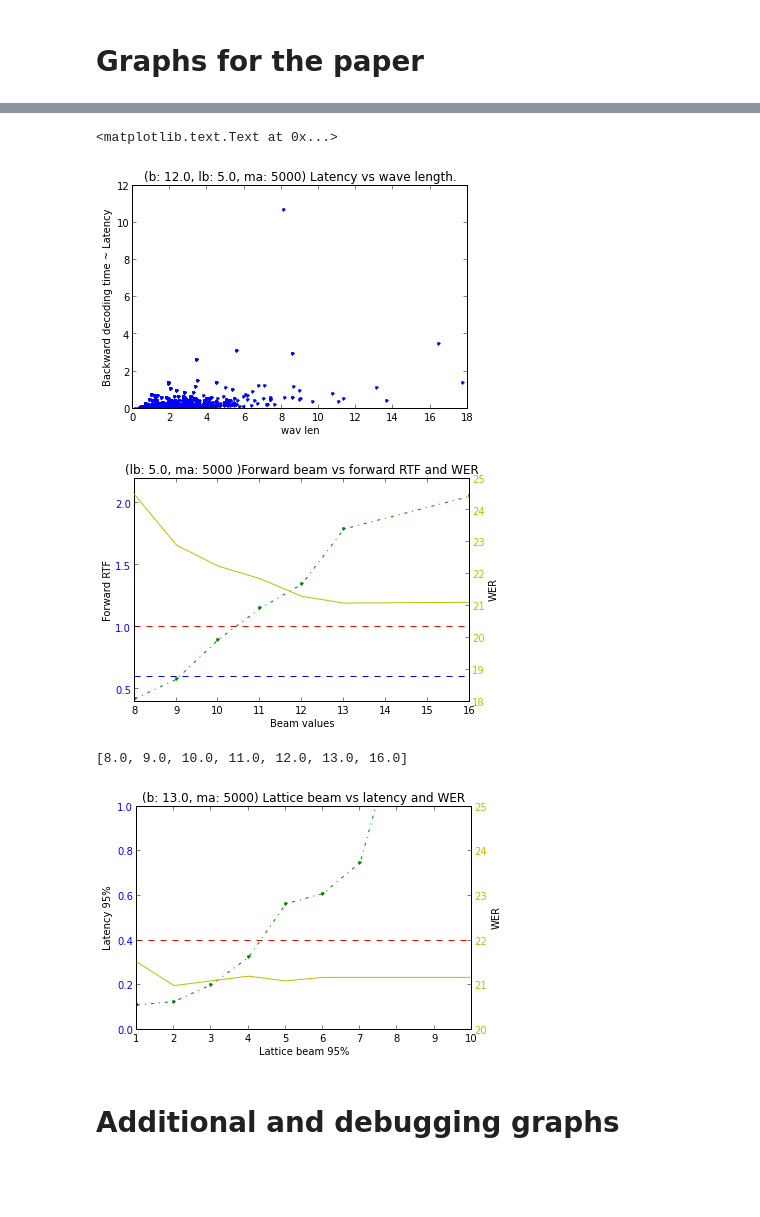
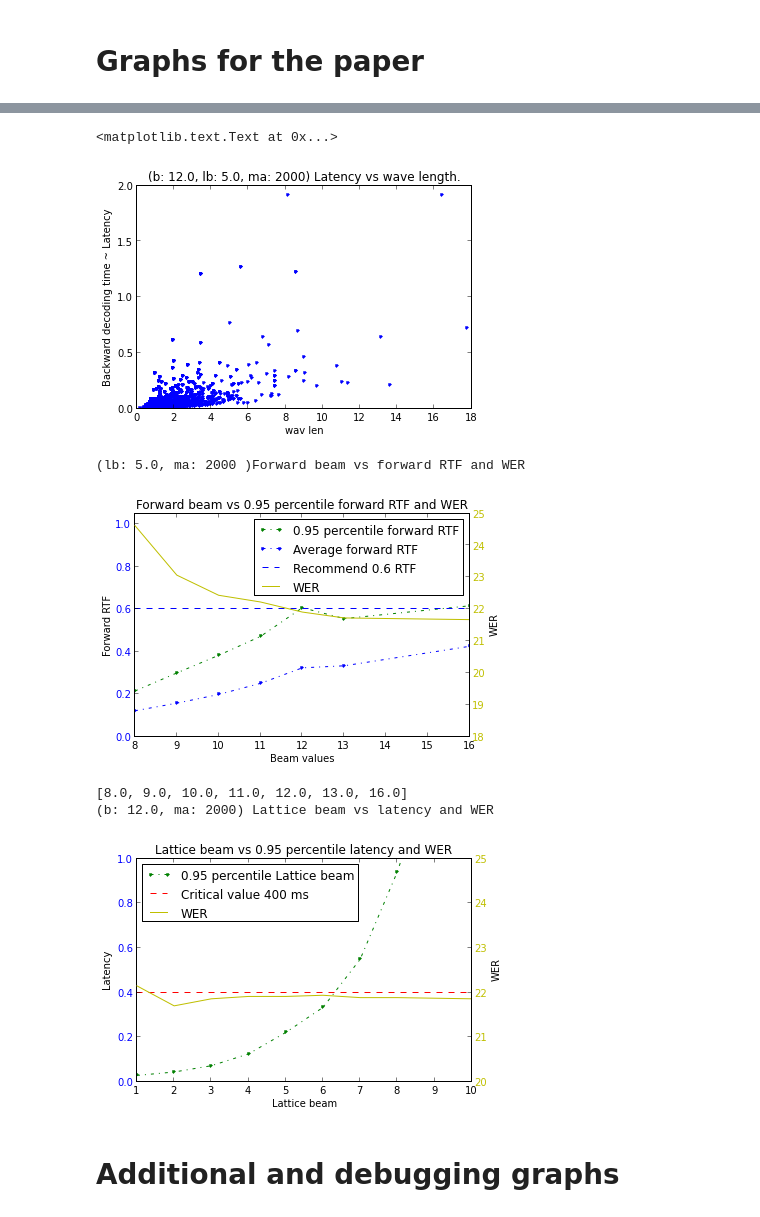
Before and after one commit to oplatek/pykaldi-eval, a Jupyter notebook: Pykaldi-evaluation.ipynb, the cells around one changed output, grey strips where cells are left out. Saved outputs shown, nothing was run; the diff lists cells and outputs as text; code cells hidden in the pictures; blank space fills up the shorter version.

```diff
--- a/Pykaldi-evaluation.ipynb
+++ b/Pykaldi-evaluation.ipynb
@@ -36,7 +36,8 @@ UserRecord = namedtuple('UserRecord',
 
 
 # with open('./all_5931_few_test_30_new_kaldi.pickle.log', 'r') as r:
-with open('./1635.ma5000_wer30.pickle.log', 'r') as r:
+# with open('./1635.ma5000_wer30.pickle.log', 'r') as r:
+with open('./1635.maALL_wer30.pickle.log', 'r') as r:
     sys_time_r = pickle.load(r)
     user_time_r = pickle.load(r)
 
@@ -118,12 +117,14 @@ percents_95 = percents[0:int(0.95*len(percents))]
 
 # subplot(2,1,2)
 ylim([0, 2.1])
-plot(percents, rtf, '.-.')
-title('(b: %0.1f, lb: %0.1f, ma: %d) Forward RTF decoding vs percentile' % (beam, lat_beam, max_active))
+p1, = plot(percents, rtf, '.-.')
+#title('(b: %0.1f, lb: %0.1f, ma: %d) Forward RTF decoding vs percentile' % (beam, lat_beam, max_active))
+title('Forward RTF decoding vs percentile')
 ylabel('Forward RTF')
-plot(percents, [0.6] * len(percents), 'g--')
-plot(percents, [1.0] * len(percents), 'r--')
-axvline(0.95, color='g')
+p2, = plot(percents, [0.6] * len(percents), 'g--')
+p3, = plot(percents, [1.0] * len(percents), 'r--')
+p4 = axvline(0.95, color='g')
+legend([p1, p2, p3, p4], ['Forward RTF', 'Recommend 0.6 RTF', 'Critical 1.0 RTF value', '0.95 percentile marker'], loc=2)
 
 savefig('frtf_vs_prc.png', bbox_inches='tight')
 # %% [output]
@@ -144,10 +145,12 @@ percents_95 = percents[0:int(0.95*len(percents))]
 
 #subplot(2,1,2)
 ylim([0, 0.8])
-plot(percents, bt,'.-.')
-title('(b: %0.1f, lb: %0.1f, ma: %d) Latency vs percentile' % (beam, lat_beam, max_active))
-ylabel('Backward decoding time')
-plot(percents, [0.4] * len(percents), 'r--')
-axvline(0.95, color='g')
+p1, = plot(percents, bt,'.-.')
+#title('(b: %0.1f, lb: %0.1f, ma: %d) Latency vs percentile' % (beam, lat_beam, max_active))
+title('Latency vs percentile')
+ylabel('Backward decoding time ~ Latency')
+p2, = plot(percents, [0.4] * len(percents), 'r--')
+p3 = axvline(0.95, color='g')
+legend([p1, p2, p3], ['Backward decoding time', 'Critical latency value of 400ms', '0.95 percentile marker'], loc=2)
 savefig('lat_vs_prc.png', bbox_inches='tight')
 # %% [output]
@@ -169,48 +172,52 @@ ylabel('Backward decoding time ~ Latency')
 title('(b: %0.1f, lb: %0.1f, ma: %d) Latency vs wave length.' % (beam, lat_beam, max_active))
 # %% [output]
 <matplotlib.text.Text at 0x...>
-[figure, old version]
+[figure, new version]
 # %%
 lat_beam, max_active = lat_beam_range[4], max_active_range[0]
 p95f, avgf, maxf, werl = [], [], [], []
 for beam in beam_range:
     forwardrtf = sorted([ rec.forwardlen / float(rec.wav_len) for rec in user_time_r if rec.beam == beam and rec.lattice_beam == lat_beam
                     and rec.max_active == max_active])
 
 
     wers = [ cwer(rec.ins, rec.dl, rec.sub, rec.refer_words) for rec in sys_time_r if rec.beam == beam and rec.lattice_beam == lat_beam
                     and rec.max_active == max_active]
     assert len(wers) == 1, 'wer is computed for each setting on all utterances at once-> 1 value'
     p95f.append(forwardrtf[int(0.95 * len(forwardrtf))])
     werl.append(wers[0])
     avgf.append(sum(forwardrtf) / float(len(forwardrtf)))
     maxf.append(max(forwardrtf))
 
 fig, ax1 = subplots()
-ax1.plot(beam_range, p95f, 'g.-.')
-# ax1.plot(beam_range, avgf, 'b.-.')
+p1, = ax1.plot(beam_range, p95f, 'g.-.')
+p2, = ax1.plot(beam_range, avgf, 'b.-.')
 # ax1.plot(beam_range, maxf, 'r.-.')
-ax1.plot(beam_range, [1.0] * len(beam_range), 'r--')
-ax1.plot(beam_range, [0.6] * len(beam_range), 'b--')
+# ax1.plot(beam_range, [1.0] * len(beam_range), 'r--')
+p3, = ax1.plot(beam_range, [0.6] * len(beam_range), 'b--')
 ax1.set_xlabel('Beam values')
 ax1.set_ylabel('Forward RTF')
+ylim([0.0, 1.05])
 for tl in ax1.get_yticklabels():
     tl.set_color('b')
 
 ax2 = ax1.twinx()
-ax2.plot(beam_range, werl, 'y')
+p4, = ax2.plot(beam_range, werl, 'y')
 ax2.set_ylabel('WER')
 ylim([18.0, 25.0])
 for tl in ax2.get_yticklabels():
     tl.set_color('y')
+legend([p1, p2, p3, p4], ['0.95 percentile forward RTF', 'Average forward RTF', 'Recommend 0.6 RTF', 'WER'], loc=1)
 
-title('(lb: %0.1f, ma: %d )Forward beam vs forward RTF and WER' % (lat_beam, max_active))
+print('(lb: %0.1f, ma: %d )Forward beam vs forward RTF and WER' % (lat_beam, max_active))
+# title('Forward beam vs 0.95 percentile forward RTF and WER')
 savefig('beam_vs_rtfwer.png', bbox_inches='tight')
 # %% [output]
+(lb: 5.0, ma: 2000 )Forward beam vs forward RTF and WER
-[figure, old version]
+[figure, new version]
 # %%
 print beam_range
-beam, max_active = beam_range[5], max_active_range[0]
+beam, max_active = beam_range[4], max_active_range[0]
 p95b, avgf, maxf, werl = [], [], [], []
 for lat_beam in lat_beam_range:
     back_time = sorted([ rec.backwardlen for rec in user_time_r if rec.beam == beam
@@ -224,28 +231,33 @@ for lat_beam in lat_beam_range:
     maxf.append(max(back_time))
 
 fig, ax1 = subplots()
-ax1.plot(lat_beam_range, p95b, 'g.-.')
+p1, = ax1.plot(lat_beam_range, p95b, 'g.-.')
+
 #ax1.plot(lat_beam_range, avgf, 'b.-.')
 #ax1.plot(lat_beam_range, maxf, 'r.-.')
-ax1.plot(lat_beam_range, [0.4] * len(lat_beam_range), 'r--')
+p2, = ax1.plot(lat_beam_range, [0.4] * len(lat_beam_range), 'r--')
 ylim([0.0, 1.0])
-ax1.set_xlabel('Lattice beam 95%')
-ax1.set_ylabel('Latency 95%')
+ax1.set_xlabel('Lattice beam')
+ax1.set_ylabel('Latency')
+
 for tl in ax1.get_yticklabels():
     tl.set_color('b')
 
 ax2 = ax1.twinx()
-ax2.plot(lat_beam_range, werl, 'y')
+p3, = ax2.plot(lat_beam_range, werl, 'y')
 ylim([20.0, 25.0])
 ax2.set_ylabel('WER')
 for tl in ax2.get_yticklabels():
     tl.set_color('y')
 
-title('(b: %0.1f, ma: %d) Lattice beam vs latency and WER' % (beam, max_active))
+legend([p1, p2, p3], ['0.95 percentile latency', 'Critical value 400 ms', 'WER'], loc=2)
+print('(b: %0.1f, ma: %d) Lattice beam vs latency and WER' % (beam, max_active))
+#title('Lattice beam vs 0.95 percentile latency and WER')
 savefig('latbeam_vs_latwer.png', bbox_inches='tight')
 # %% [output]
 [8.0, 9.0, 10.0, 11.0, 12.0, 13.0, 16.0]
+(b: 12.0, ma: 2000) Lattice beam vs latency and WER
-[figure, old version]
+[figure, new version]
 # %% [markdown]
 Additional and debugging graphs
 ===============================
```
Also changed, not shown: parts of 6 cells of this notebook.
